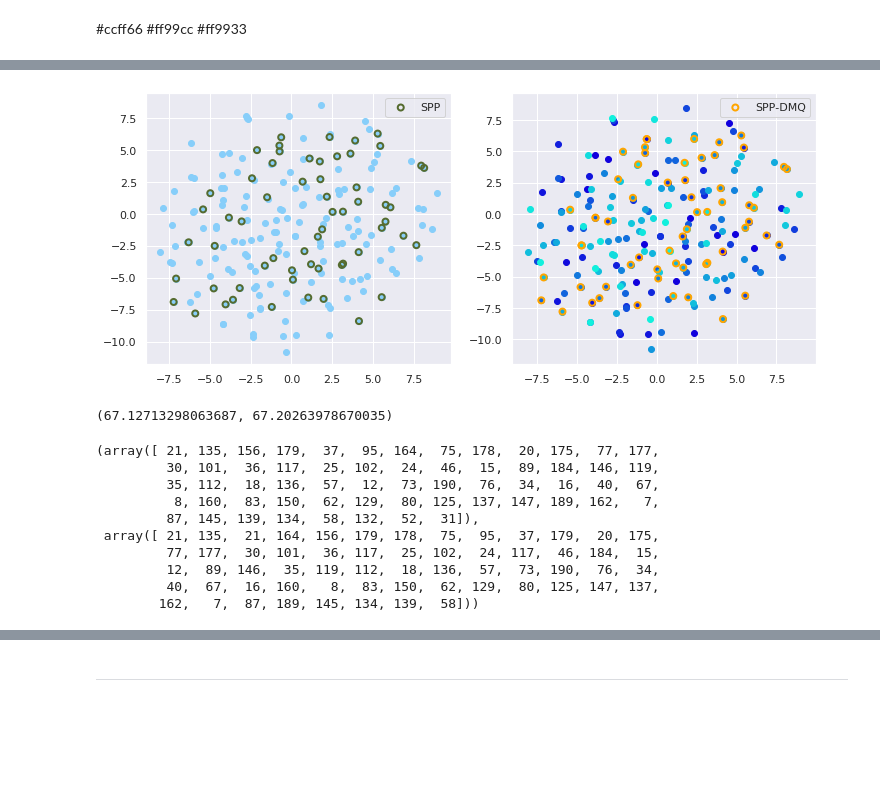
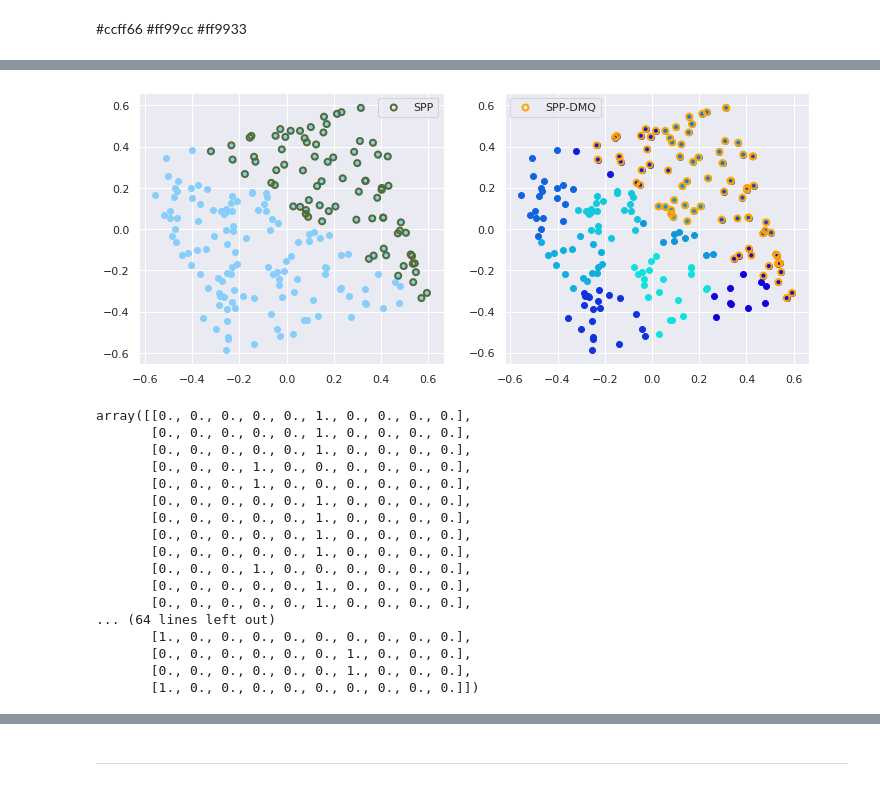
Before and after one commit to neerajaabhyankar/fair-cohort-selection, a Jupyter notebook: discrete-point-process-with-quota.ipynb, the cells around one changed output, grey strips where cells are left out. Cells and saved outputs as stored; diff of their text form; code cells hidden in the pictures; blank space fills up the shorter version.

```diff
--- a/discrete-point-process-with-quota.ipynb
+++ b/discrete-point-process-with-quota.ipynb
@@ -107,7 +110,7 @@ Things to look out for:<br>
 # %%
 n_samples = 200
-m_features = 72
-k_budget = 60
+m_features = 2
+k_budget = 80
 
 np.random.seed(0)
 X = np.random.random((n_samples, m_features))
@@ -115,9 +118,7 @@ X = np.random.random((n_samples, m_features))
 np.random.seed(1)
 mixw = np.random.random(m_features); mixw = mixw/np.max(mixw)
 # %%
-p_groups = 25
-#memcolors = ["steelblue", "lightsteelblue", "lightskyblue", "lightslategrey", "dodgerblue", "deepskyblue", "turquoise", "aquamarine", "lightseagreen", "mediumaquamarine"]
+p_groups = 10
 memcolors = np.array(["#11{:02X}dd".format(pp) for pp in np.arange(0, 256, 256//p_groups)])
 
-Memvec = np.eye(p_groups)[np.random.choice(p_groups, n_samples)]
 quo = np.ones(p_groups)*2
@@ -131,0 +136,6 @@ S_sq, objectives_sq = subm.greedyquota_submod(None, X, mixw, Memvec, quo, k_budg
+# %%
+kmeans = KMeans(n_clusters=p_groups, random_state=0).fit(X)
+Memvec = np.eye(p_groups)[kmeans.labels_]
+
+#plottingtools.
+vizpca_DMQ(X, Memvec, memcolors, [], "orange", "Group assignment", 30)
@@ -132,29 +171,33 @@ S_sq, objectives_sq = subm.greedyquota_submod(None, X, mixw, Memvec, quo, k_budg
 # %%
 plt.figure(figsize=(12,5))
 
 plt.subplot(1,2,1)
-plottingtools.viztsne(X, S_s, "darkolivegreen", "SPP", 30)
+# plottingtools.viztsne(X, S_s, "darkolivegreen", "SPP", 30)
+vizpca(X, S_s, "darkolivegreen", "SPP", 30)
 plt.subplot(1,2,2)
-#plottingtools.
-plottingtools.viztsne_DMQ(X, Memvec, memcolors, S_sq, "orange", "SPP-DMQ", 30)
+# plottingtools.viztsne_DMQ(X, Memvec, memcolors, S_sq, "orange", "SPP-DMQ", 30)
+vizpca_DMQ(X, Memvec, memcolors, S_sq, "orange", "SPP-DMQ", 30)
 # %% [output]
-[figure, old version]
+[figure, new version]
-# %%
-objectives_s[-1], objectives_sq[-1]
-# %% [output]
-(67.12713298063687, 67.20263978670035)
 # %%
-S_s, S_sq
+Memvec[S_sq]
 # %% [output]
-(array([ 21, 135, 156, 179,  37,  95, 164,  75, 178,  20, 175,  77, 177,
-         30, 101,  36, 117,  25, 102,  24,  46,  15,  89, 184, 146, 119,
-         35, 112,  18, 136,  57,  12,  73, 190,  76,  34,  16,  40,  67,
-          8, 160,  83, 150,  62, 129,  80, 125, 137, 147, 189, 162,   7,
-         87, 145, 139, 134,  58, 132,  52,  31]),
- array([ 21, 135,  21, 164, 156, 179, 178,  75,  95,  37, 179,  20, 175,
-         77, 177,  30, 101,  36, 117,  25, 102,  24, 117,  46, 184,  15,
-         12,  89, 146,  35, 119, 112,  18, 136,  57,  73, 190,  76,  34,
-         40,  67,  16, 160,   8,  83, 150,  62, 129,  80, 125, 147, 137,
-        162,   7,  87, 189, 145, 134, 139,  58]))
+array([[0., 0., 0., 0., 0., 1., 0., 0., 0., 0.],
+       [0., 0., 0., 0., 0., 1., 0., 0., 0., 0.],
+       [0., 0., 0., 0., 0., 1., 0., 0., 0., 0.],
+       [0., 0., 0., 1., 0., 0., 0., 0., 0., 0.],
+       [0., 0., 0., 1., 0., 0., 0., 0., 0., 0.],
+       [0., 0., 0., 0., 0., 1., 0., 0., 0., 0.],
+       [0., 0., 0., 0., 0., 1., 0., 0., 0., 0.],
+       [0., 0., 0., 0., 0., 1., 0., 0., 0., 0.],
+       [0., 0., 0., 0., 0., 1., 0., 0., 0., 0.],
+       [0., 0., 0., 1., 0., 0., 0., 0., 0., 0.],
+       [0., 0., 0., 0., 0., 1., 0., 0., 0., 0.],
+       [0., 0., 0., 0., 0., 1., 0., 0., 0., 0.],
+... (64 lines left out)
+       [1., 0., 0., 0., 0., 0., 0., 0., 0., 0.],
+       [0., 0., 0., 0., 0., 0., 1., 0., 0., 0.],
+       [0., 0., 0., 0., 0., 0., 1., 0., 0., 0.],
+       [1., 0., 0., 0., 0., 0., 0., 0., 0., 0.]])
 # %%
 viztsne_IMQ(X, Memvec, ["lightskyblue", "darkcyan"], 3, S_sq, "orange", "SPP-DMQ", 30)
```
Also changed, not shown: parts of 10 cells of this notebook, 2 other files.
